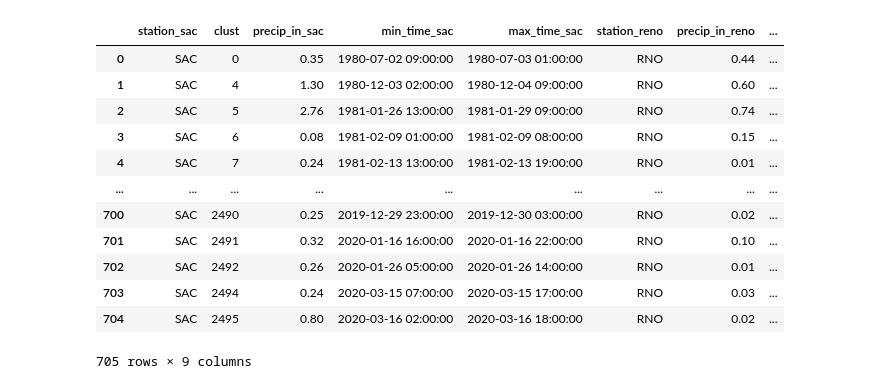
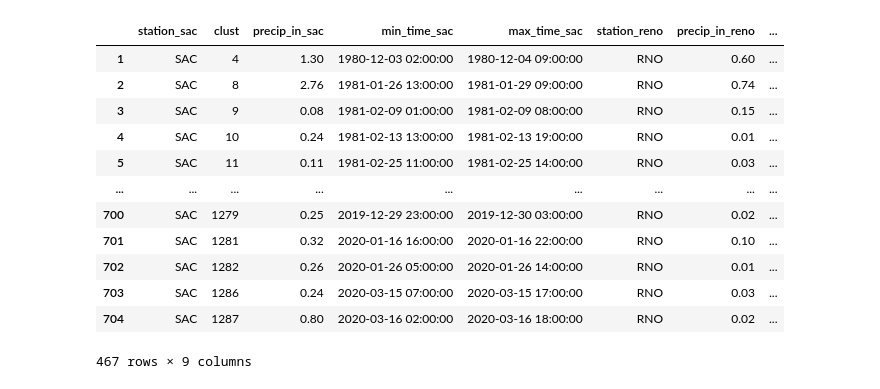
Before and after one commit to wxmann/weather-projects, a Jupyter notebook: proj_rain_events/Sierra Rain Shadow Strength SAC-RNO.ipynb, the cells around one changed output. Saved outputs shown, nothing was run; the diff lists cells and outputs as text; code cells hidden in the pictures.

```diff
--- a/proj_rain_events/Sierra Rain Shadow Strength SAC-RNO.ipynb
+++ b/proj_rain_events/Sierra Rain Shadow Strength SAC-RNO.ipynb
@@ -46,22 +34,26 @@ events_agg.columns = ['station', 'clust', 'precip_in', 'min_time', 'max_time']
 sfos = events_agg[events_agg.station == 'SAC']
 renos = events_agg[events_agg.station == 'RNO']
 combined = sfos.merge(renos, on='clust', how='inner', suffixes=['_sac', '_reno'])
-# %%
-combined
-# %% [output]
-|  | station_sac | clust | precip_in_sac | min_time_sac | max_time_sac | station_reno | precip_in_reno | ... |
-| 0 | SAC | 0 | 0.35 | 1980-07-02 09:00:00 | 1980-07-03 01:00:00 | RNO | 0.44 | ... |
-| 1 | SAC | 4 | 1.30 | 1980-12-03 02:00:00 | 1980-12-04 09:00:00 | RNO | 0.60 | ... |
-| 2 | SAC | 5 | 2.76 | 1981-01-26 13:00:00 | 1981-01-29 09:00:00 | RNO | 0.74 | ... |
-| 3 | SAC | 6 | 0.08 | 1981-02-09 01:00:00 | 1981-02-09 08:00:00 | RNO | 0.15 | ... |
-| 4 | SAC | 7 | 0.24 | 1981-02-13 13:00:00 | 1981-02-13 19:00:00 | RNO | 0.01 | ... |
-| ... | ... | ... | ... | ... | ... | ... | ... | ... |
-| 700 | SAC | 2490 | 0.25 | 2019-12-29 23:00:00 | 2019-12-30 03:00:00 | RNO | 0.02 | ... |
-| 701 | SAC | 2491 | 0.32 | 2020-01-16 16:00:00 | 2020-01-16 22:00:00 | RNO | 0.10 | ... |
-| 702 | SAC | 2492 | 0.26 | 2020-01-26 05:00:00 | 2020-01-26 14:00:00 | RNO | 0.01 | ... |
-| 703 | SAC | 2494 | 0.24 | 2020-03-15 07:00:00 | 2020-03-15 17:00:00 | RNO | 0.03 | ... |
-| 704 | SAC | 2495 | 0.80 | 2020-03-16 02:00:00 | 2020-03-16 18:00:00 | RNO | 0.02 | ... |
-705 rows × 9 columns
+# %%
+in_djfm_sac = combined.min_time_sac.dt.month.isin([12, 1, 2, 3])
+in_djfm_reno = combined.min_time_reno.dt.month.isin([12, 1, 2, 3])
+
+combined = combined[in_djfm_sac & in_djfm_reno]
+combined
+# %% [output]
+|  | station_sac | clust | precip_in_sac | min_time_sac | max_time_sac | station_reno | precip_in_reno | ... |
+| 1 | SAC | 4 | 1.30 | 1980-12-03 02:00:00 | 1980-12-04 09:00:00 | RNO | 0.60 | ... |
+| 2 | SAC | 8 | 2.76 | 1981-01-26 13:00:00 | 1981-01-29 09:00:00 | RNO | 0.74 | ... |
+| 3 | SAC | 9 | 0.08 | 1981-02-09 01:00:00 | 1981-02-09 08:00:00 | RNO | 0.15 | ... |
+| 4 | SAC | 10 | 0.24 | 1981-02-13 13:00:00 | 1981-02-13 19:00:00 | RNO | 0.01 | ... |
+| 5 | SAC | 11 | 0.11 | 1981-02-25 11:00:00 | 1981-02-25 14:00:00 | RNO | 0.03 | ... |
+| ... | ... | ... | ... | ... | ... | ... | ... | ... |
+| 700 | SAC | 1279 | 0.25 | 2019-12-29 23:00:00 | 2019-12-30 03:00:00 | RNO | 0.02 | ... |
+| 701 | SAC | 1281 | 0.32 | 2020-01-16 16:00:00 | 2020-01-16 22:00:00 | RNO | 0.10 | ... |
+| 702 | SAC | 1282 | 0.26 | 2020-01-26 05:00:00 | 2020-01-26 14:00:00 | RNO | 0.01 | ... |
+| 703 | SAC | 1286 | 0.24 | 2020-03-15 07:00:00 | 2020-03-15 17:00:00 | RNO | 0.03 | ... |
+| 704 | SAC | 1287 | 0.80 | 2020-03-16 02:00:00 | 2020-03-16 18:00:00 | RNO | 0.02 | ... |
+467 rows × 9 columns
 # %%
 plt.figure(figsize=(14, 8))
 plt.scatter(x=combined.precip_in_sac, y=combined.precip_in_reno)
```
Also changed, not shown: parts of 15 cells of this notebook, 5 other files.
